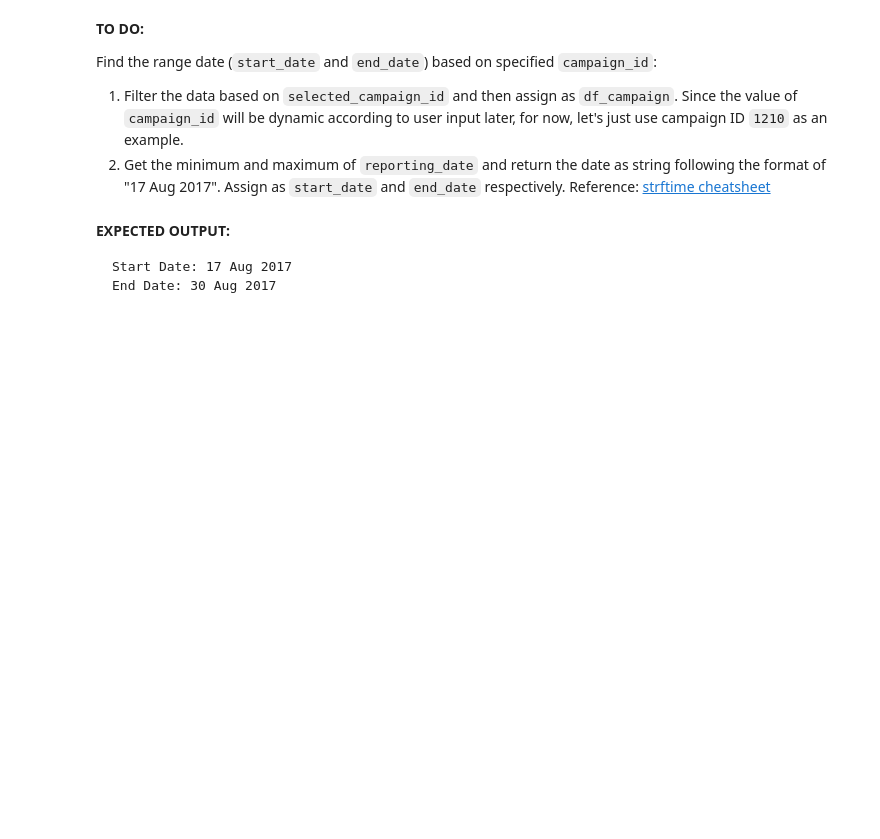
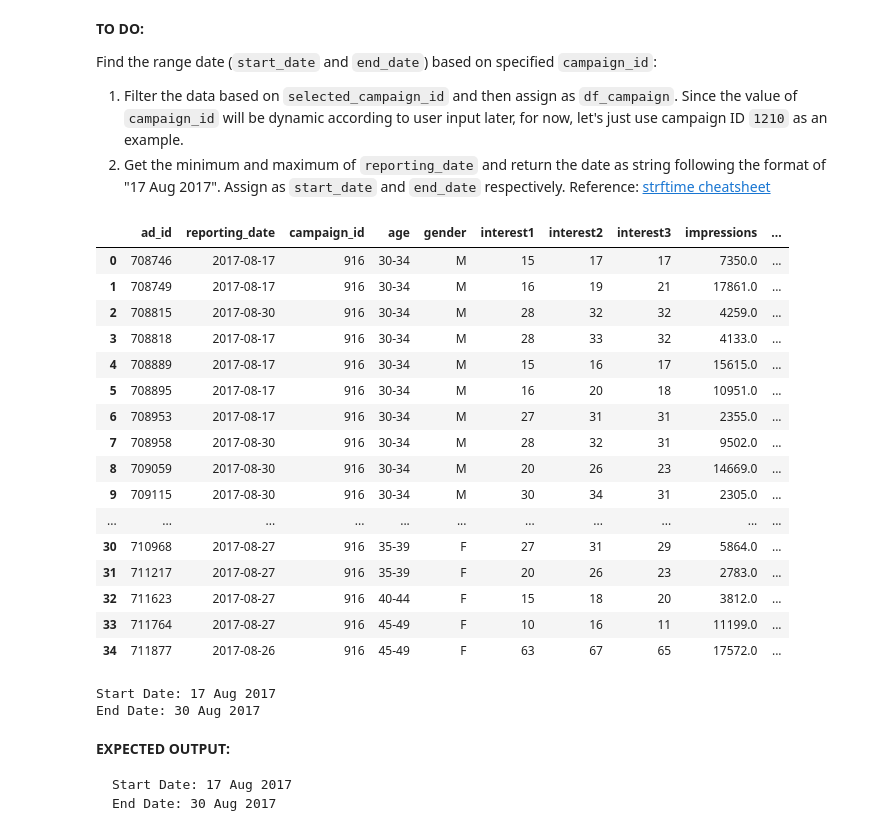
Before and after one commit to haritztya/capstone_da_telebot, a Jupyter notebook: Notebook Guide.ipynb, the cells around one changed output. Saved outputs shown, nothing was run; the diff lists cells and outputs as text; code cells hidden in the pictures; blank space fills up the shorter version.

```diff
--- a/Notebook Guide.ipynb
+++ b/Notebook Guide.ipynb
@@ -370,5 +370,5 @@ Let's start by reading our CSV data in. It's located in folder `data_input` and
 import pandas as pd
 
 # TO DO: read data and convert data type
-df = pd.read_csv(___, parse_dates=___)
+df = pd.read_csv('data_input/facebook_ads_v2.csv', parse_dates=['reporting_date'])
 df.head()
@@ -392,7 +399,7 @@ The data is downloaded from a  [Kaggle dataset repository](https://www.kaggle.co
 Since we expect both **/summary** & **/plot** to ask for `campaign_id` as reply options, in the cell below change the type of `campaign_id` to **string (str)** and store its unique values into `unique_campaign` variable:
 # %%
 # TO DO: get unique values of campaign_id
-df['campaign_id'] = df['campaign_id'].astype(___)
-unique_campaign = ___
+df['campaign_id'] = df['campaign_id'].astype('str')
+unique_campaign = df['campaign_id'].unique()
 
 unique_campaign
@@ -413,7 +422,8 @@ Be careful! Notice the following two points:
 **TO DO:** Change the data type of `ad_id`, `age`, and `gender` accordingly.
 # %%
 # TO DO: change the data type of ad_id, age, and gender
-___
-
+df['ad_id'] = df['ad_id'].astype('str')
+df['age'] = df['age'].astype('category')
+df['gender'] = df['gender'].astype('category')
 # check data dtypes
 df.dtypes
@@ -459,17 +484,40 @@ Find the range date (`start_date` and `end_date`) based on specified `campaign_i
 
 1. Filter the data based on `selected_campaign_id` and then assign as `df_campaign`. Since the value of `campaign_id` will be dynamic according to user input later, for now, let's just use campaign ID `1210` as an example.
 2. Get the minimum and maximum of `reporting_date` and return the date as string following the format of "17 Aug 2017". Assign as `start_date` and `end_date` respectively. Reference: [strftime cheatsheet](https://strftime.org/)
+# %%
+df[df['campaign_id']=='916']
+# %% [output]
+|  | ad_id | reporting_date | campaign_id | age | gender | interest1 | interest2 | interest3 | impressions | ... |
+| 0 | 708746 | 2017-08-17 | 916 | 30-34 | M | 15 | 17 | 17 | 7350.0 | ... |
+| 1 | 708749 | 2017-08-17 | 916 | 30-34 | M | 16 | 19 | 21 | 17861.0 | ... |
+| 2 | 708815 | 2017-08-30 | 916 | 30-34 | M | 28 | 32 | 32 | 4259.0 | ... |
+| 3 | 708818 | 2017-08-17 | 916 | 30-34 | M | 28 | 33 | 32 | 4133.0 | ... |
+| 4 | 708889 | 2017-08-17 | 916 | 30-34 | M | 15 | 16 | 17 | 15615.0 | ... |
+| 5 | 708895 | 2017-08-17 | 916 | 30-34 | M | 16 | 20 | 18 | 10951.0 | ... |
+| 6 | 708953 | 2017-08-17 | 916 | 30-34 | M | 27 | 31 | 31 | 2355.0 | ... |
+| 7 | 708958 | 2017-08-30 | 916 | 30-34 | M | 28 | 32 | 31 | 9502.0 | ... |
+| 8 | 709059 | 2017-08-30 | 916 | 30-34 | M | 20 | 26 | 23 | 14669.0 | ... |
+| 9 | 709115 | 2017-08-30 | 916 | 30-34 | M | 30 | 34 | 31 | 2305.0 | ... |
+| ... | ... | ... | ... | ... | ... | ... | ... | ... | ... | ... |
+| 30 | 710968 | 2017-08-27 | 916 | 35-39 | F | 27 | 31 | 29 | 5864.0 | ... |
+| 31 | 711217 | 2017-08-27 | 916 | 35-39 | F | 20 | 26 | 23 | 2783.0 | ... |
+| 32 | 711623 | 2017-08-27 | 916 | 40-44 | F | 15 | 18 | 20 | 3812.0 | ... |
+| 33 | 711764 | 2017-08-27 | 916 | 45-49 | F | 10 | 16 | 11 | 11199.0 | ... |
+| 34 | 711877 | 2017-08-26 | 916 | 45-49 | F | 63 | 67 | 65 | 17572.0 | ... |
 # %%
 # TO DO: find the range date
 selected_campaign_id = '1210'
-df_campaign = ___
+df_campaign = df[df['campaign_id']==selected_campaign_id]
+start_date = df_campaign['reporting_date'].min().strftime(format='%d %b %Y')
+start_date
+end_date = df_campaign['reporting_date'].max().strftime(format='%d %b %Y')
 
-start_date = df_campaign['reporting_date'].min().strftime(format=___)
-end_date = df_campaign['reporting_date'].max().strftime(format=___)
-
-# DO NOT EDIT (FOR CHECKING PURPOSE)
+# # DO NOT EDIT (FOR CHECKING PURPOSE)
 print(f"Start Date: {start_date}")
 print(f"End Date: {end_date}")
+# %% [output]
+Start Date: 17 Aug 2017
+End Date: 30 Aug 2017
 # %% [markdown]
 **EXPECTED OUTPUT:**
 
```
Also changed, not shown: parts of 21 cells of this notebook, 5 other files.
